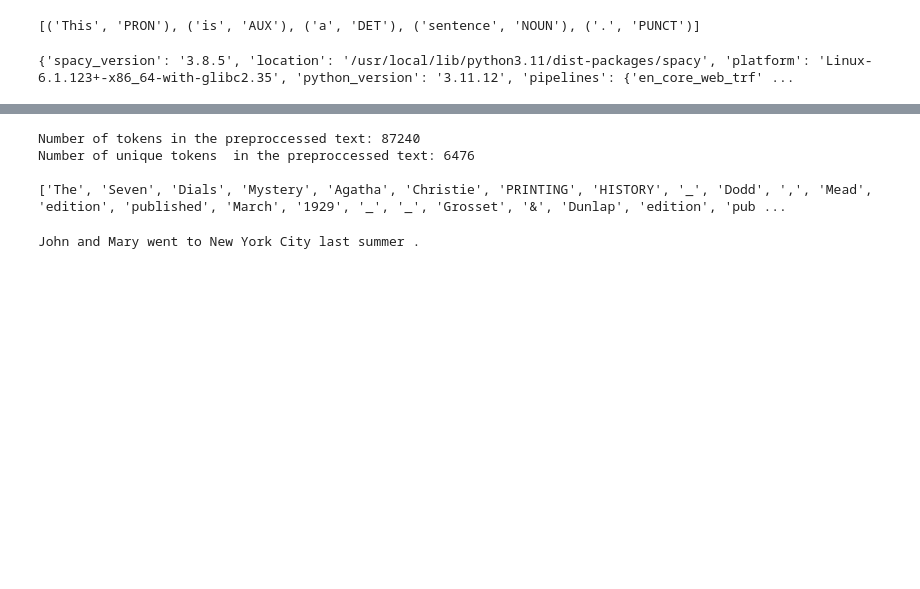
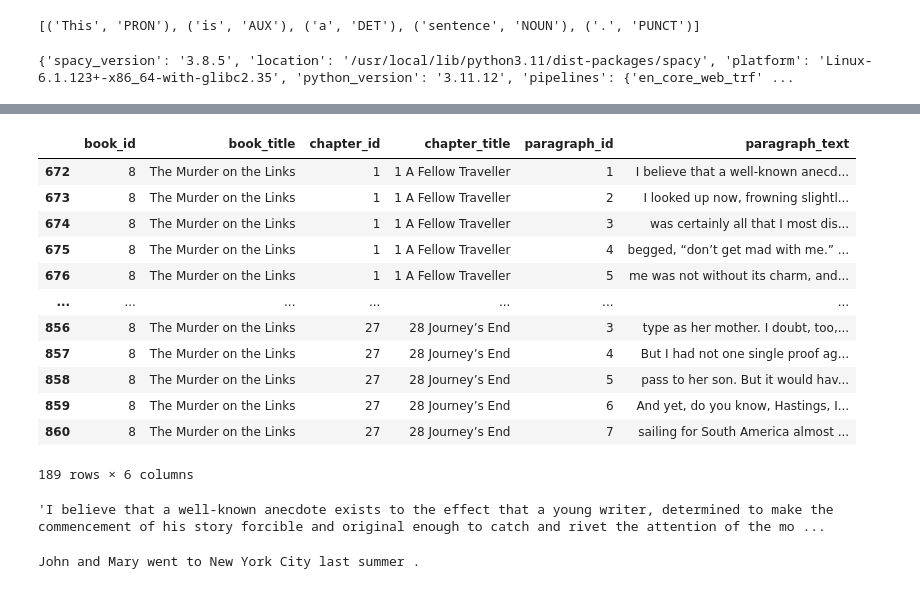
Before and after one commit to Saputoa21/Introduction_Machine_Learning-Information_Retrieval, a Jupyter notebook: Retrieval_System_Project.ipynb, the cells around one changed output, grey strips where cells are left out. Saved outputs shown, nothing was run; the diff lists cells and outputs as text; code cells hidden in the pictures; blank space fills up the shorter version.

```diff
--- a/Retrieval_System_Project.ipynb
+++ b/Retrieval_System_Project.ipynb
@@ -762,16 +755,33 @@ print(f'Number of unique tokens  in the preproccessed text: {len(unique_tokens)}
 
 print(tokens[:200])
 
-# Lemmatisation
+#Lemmatisation
 
-# lemmatised_tokens = []
+lemmatised_tokens = []
 
-# for token in processed_book_1:
-#   lemmatised_tokens.append(token.lemma_)
+for token in processed_book_1:
+  lemmatised_tokens.append(token.lemma_)
 
-# print(lemmatised_tokens[:200])
+print(lemmatised_tokens[:200])
-# %% [output]
-Number of tokens in the preproccessed text: 87240
-Number of unique tokens  in the preproccessed text: 6476
-
-['The', 'Seven', 'Dials', 'Mystery', 'Agatha', 'Christie', 'PRINTING', 'HISTORY', '_', 'Dodd', ',', 'Mead', 'edition', 'published', 'March', '1929', '_', '_', 'Grosset', '&', 'Dunlap', 'edition', 'pub ...
+# %%
+book_paragraphs = almost_final_df[almost_final_df['book_title'] == "The Murder on the Links"]  #I want to see if the tokens get different from the ones
+book_paragraphs
+# %% [output]
+|  | book_id | book_title | chapter_id | chapter_title | paragraph_id | paragraph_text |
+| 672 | 8 | The Murder on the Links | 1 | 1 A Fellow Traveller | 1 | I believe that a well-known anecd... |
+| 673 | 8 | The Murder on the Links | 1 | 1 A Fellow Traveller | 2 | I looked up now, frowning slightl... |
+| 674 | 8 | The Murder on the Links | 1 | 1 A Fellow Traveller | 3 | was certainly all that I most dis... |
+| 675 | 8 | The Murder on the Links | 1 | 1 A Fellow Traveller | 4 | begged, “don’t get mad with me.” ... |
+| 676 | 8 | The Murder on the Links | 1 | 1 A Fellow Traveller | 5 | me was not without its charm, and... |
+| ... | ... | ... | ... | ... | ... | ... |
+| 856 | 8 | The Murder on the Links | 27 | 28 Journey’s End | 3 | type as her mother. I doubt, too,... |
+| 857 | 8 | The Murder on the Links | 27 | 28 Journey’s End | 4 | But I had not one single proof ag... |
+| 858 | 8 | The Murder on the Links | 27 | 28 Journey’s End | 5 | pass to her son. But it would hav... |
+| 859 | 8 | The Murder on the Links | 27 | 28 Journey’s End | 6 | And yet, do you know, Hastings, I... |
+| 860 | 8 | The Murder on the Links | 27 | 28 Journey’s End | 7 | sailing for South America almost ... |
+189 rows × 6 columns
+# %%
+full_text = ' '.join(book_paragraphs['paragraph_text'].astype(str).tolist())
+full_text
+# %% [output]
+'I believe that a well-known anecdote exists to the effect that a young writer, determined to make the commencement of his story forcible and original enough to catch and rivet the attention of the mo ...
```
Also changed, not shown: parts of 4 cells of this notebook.
